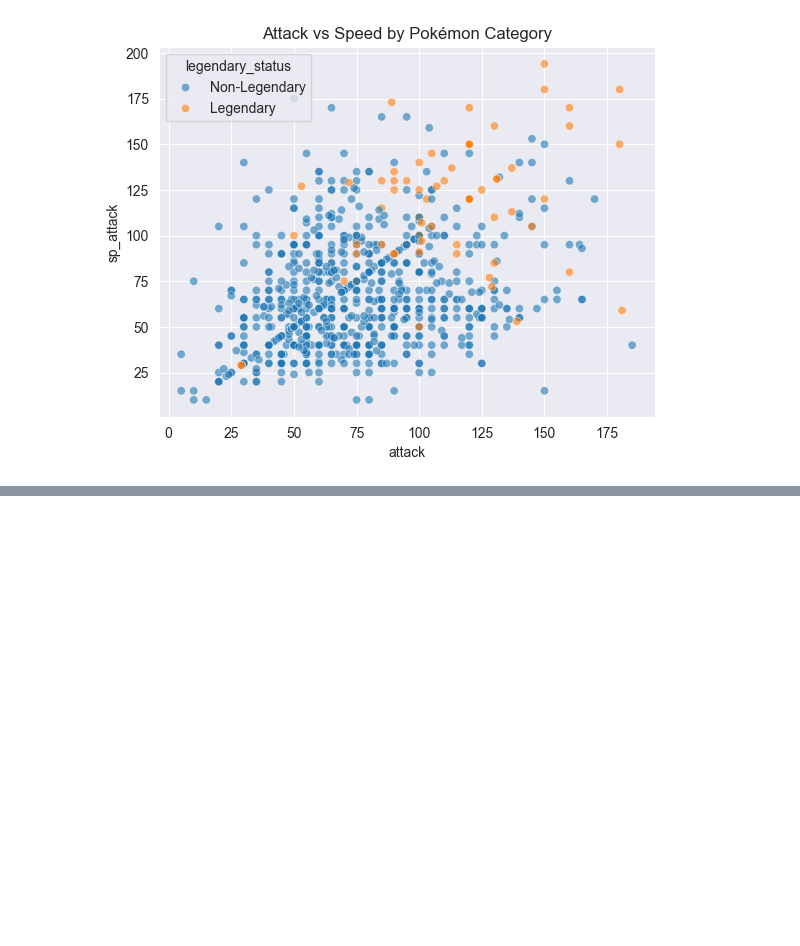
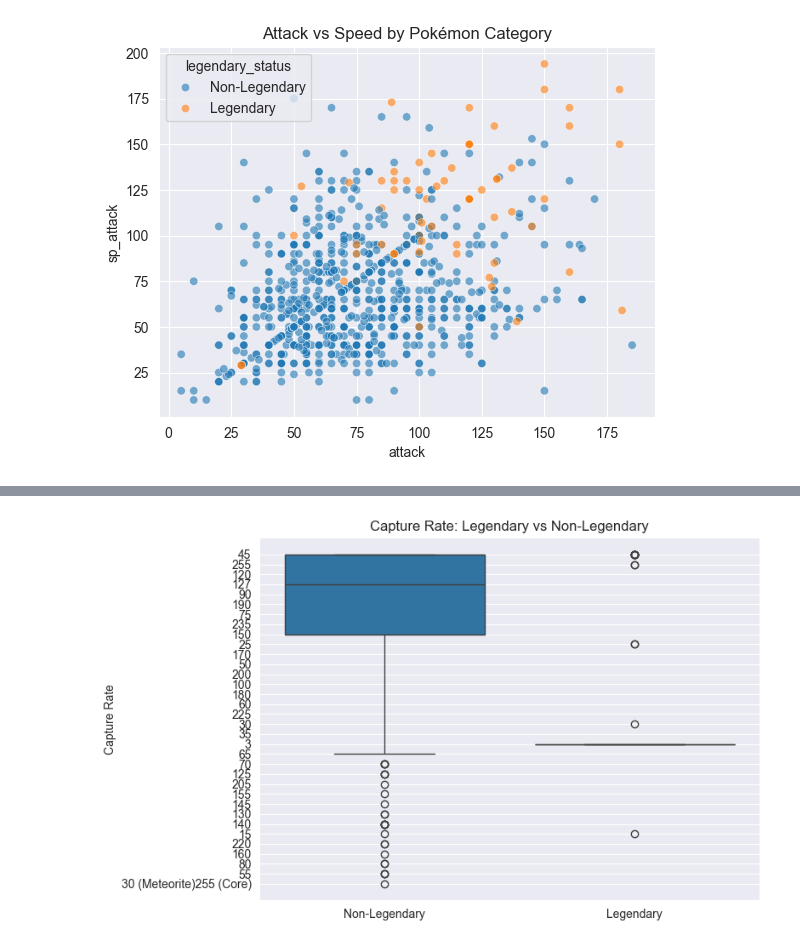
Before and after one commit to Barderus/pokemon-analysis, a Jupyter notebook: Notebooks/01 - New_EDA.ipynb, the cells around one changed output, grey strips where cells are left out. Saved outputs shown, nothing was run; the diff lists cells and outputs as text; code cells hidden in the pictures; blank space fills up the shorter version.

```diff
--- a/Notebooks/01 - New_EDA.ipynb
+++ b/Notebooks/01 - New_EDA.ipynb
@@ -264,0 +292,16 @@ plt.show()
+# %%
+plt.figure(figsize=(8, 5))
+sns.boxplot(
+    data=df,
+    x="legendary_status",
+    y="capture_rate",
+    hue="legendary_status",
+    legend=False
+)
+plt.title("Capture Rate: Legendary vs Non-Legendary")
+plt.xlabel("")
+plt.ylabel("Capture Rate")
+plt.tight_layout()
+plt.show()
+# %% [output]
+[figure, added]
```
Also changed, not shown: parts of 18 cells of this notebook.
